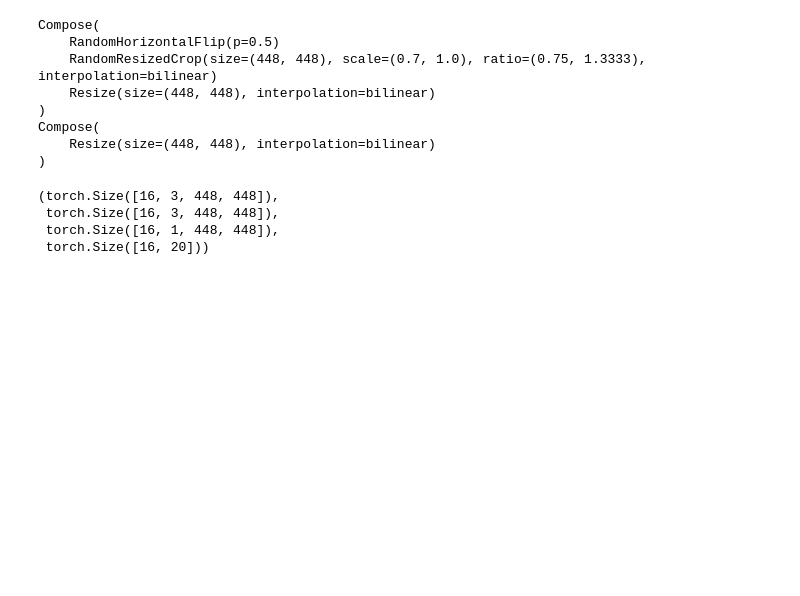
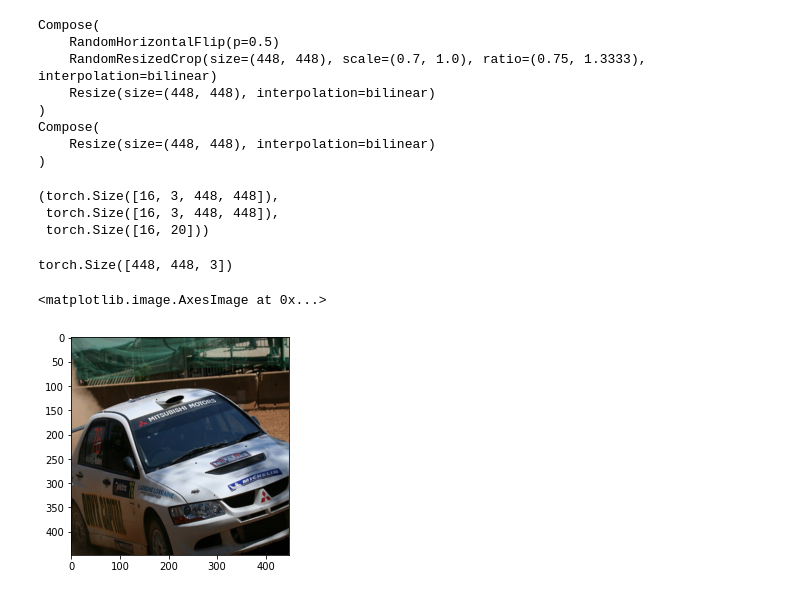
Before and after one commit to hasibzunair/msl-recognition, a Jupyter notebook: notebooks/explore.ipynb, the cells around one changed output. Drawn from its saved outputs; the diff is of its cells as text; code cells hidden in the pictures; blank space fills up the shorter version.

```diff
--- a/notebooks/explore.ipynb
+++ b/notebooks/explore.ipynb
@@ -113,14 +113,13 @@ Compose(
 dt = next(iter(train_loader))
 x = dt["img"]
 xm = dt["masked_img"]
-s = dt["scribble"]
+#s = dt["scribble"]
 y = dt["target"]
 
-x.shape, xm.shape, s.shape, y.shape
+x.shape, xm.shape, y.shape
 # %% [output]
 (torch.Size([16, 3, 448, 448]),
  torch.Size([16, 3, 448, 448]),
- torch.Size([16, 1, 448, 448]),
  torch.Size([16, 20]))
 # %%
 import torch
@@ -150,3 +149,11 @@ def to_img_(ten):
 # a = to_img_(x[7])
 # print(a.shape)
 # plt.imshow(a)
+# %%
+a = to_img_(x[7])
+print(a.shape)
+plt.imshow(a)
+# %% [output]
+torch.Size([448, 448, 3])
+<matplotlib.image.AxesImage at 0x...>
+[figure, added]
```
Also changed, not shown: parts of 5 cells of this notebook, 5 other files.
